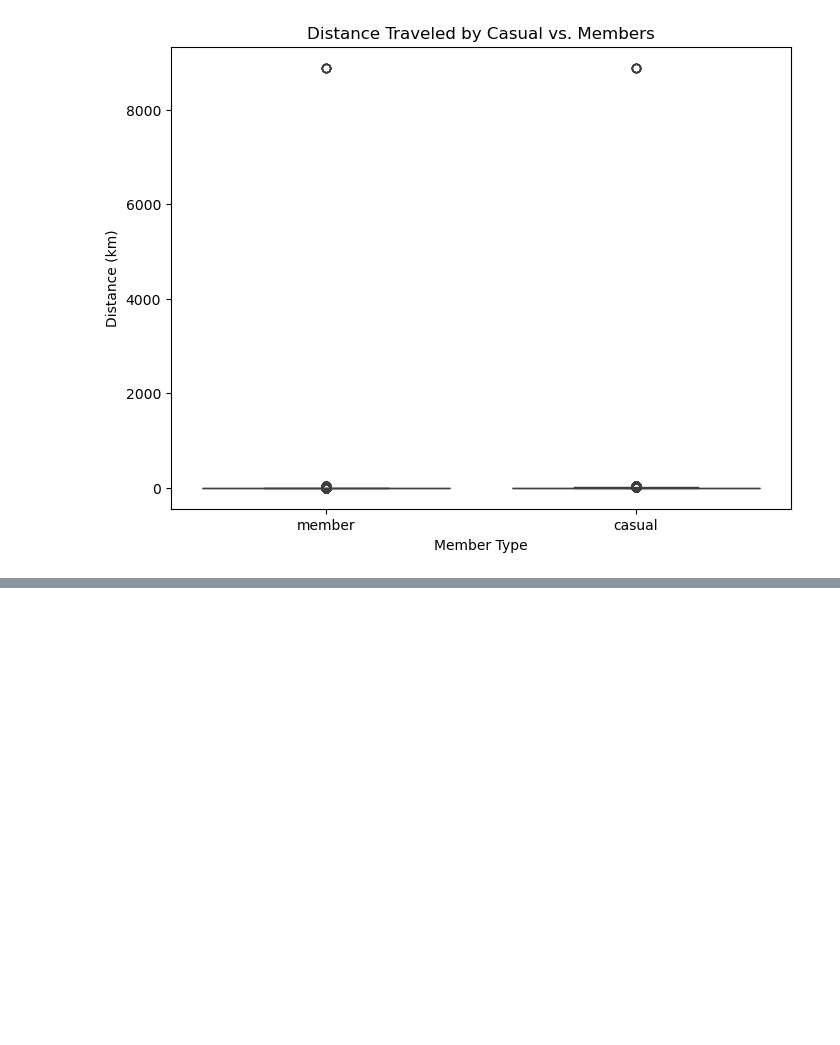
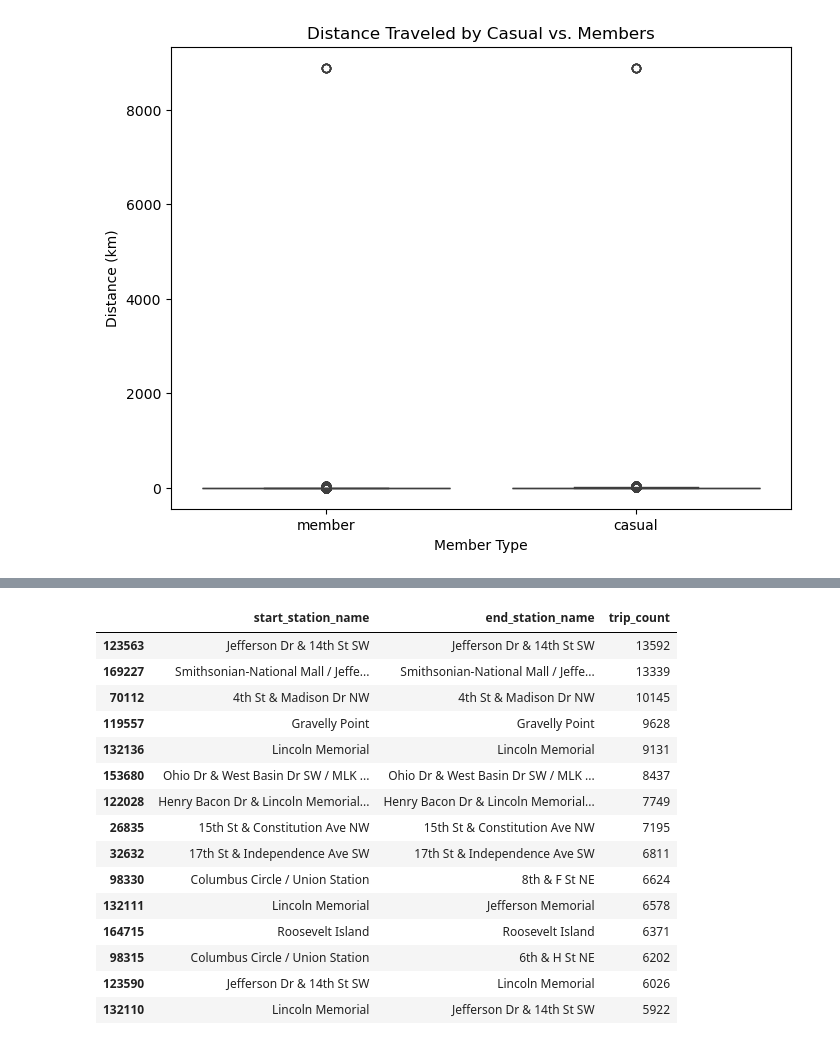
Before and after one commit to Sudha25a/Bike-project-3, a Jupyter notebook: dfF.ipynb, the cells around one changed output, grey strips where cells are left out. Cells and saved outputs as stored; diff of their text form; code cells hidden in the pictures; blank space fills up the shorter version.

```diff
--- a/dfF.ipynb
+++ b/dfF.ipynb
@@ -606,0 +723,26 @@ ValueError: zero-size array to reduction operation fmin which has no identity
+# %%
+# Count trips for each start-to-end station pair
+popular_trips = df.groupby(["start_station_name", "end_station_name"]).size().reset_index(name="trip_count")
+
+# Sort by trip count in descending order
+popular_trips = popular_trips.sort_values(by="trip_count", ascending=False)
+
+# Display the most popular trips
+popular_trips.head(15)
+# %% [output]
+|  | start_station_name | end_station_name | trip_count |
+| 123563 | Jefferson Dr & 14th St SW | Jefferson Dr & 14th St SW | 13592 |
+| 169227 | Smithsonian-National Mall / Jeffe... | Smithsonian-National Mall / Jeffe... | 13339 |
+| 70112 | 4th St & Madison Dr NW | 4th St & Madison Dr NW | 10145 |
+| 119557 | Gravelly Point | Gravelly Point | 9628 |
+| 132136 | Lincoln Memorial | Lincoln Memorial | 9131 |
+| 153680 | Ohio Dr & West Basin Dr SW / MLK ... | Ohio Dr & West Basin Dr SW / MLK ... | 8437 |
+| 122028 | Henry Bacon Dr & Lincoln Memorial... | Henry Bacon Dr & Lincoln Memorial... | 7749 |
+| 26835 | 15th St & Constitution Ave NW | 15th St & Constitution Ave NW | 7195 |
+| 32632 | 17th St & Independence Ave SW | 17th St & Independence Ave SW | 6811 |
+| 98330 | Columbus Circle / Union Station | 8th & F St NE | 6624 |
+| 132111 | Lincoln Memorial | Jefferson Memorial | 6578 |
+| 164715 | Roosevelt Island | Roosevelt Island | 6371 |
+| 98315 | Columbus Circle / Union Station | 6th & H St NE | 6202 |
+| 123590 | Jefferson Dr & 14th St SW | Lincoln Memorial | 6026 |
+| 132110 | Lincoln Memorial | Jefferson Dr & 14th St SW | 5922 |
```
Also changed, not shown: parts of 13 cells of this notebook.
